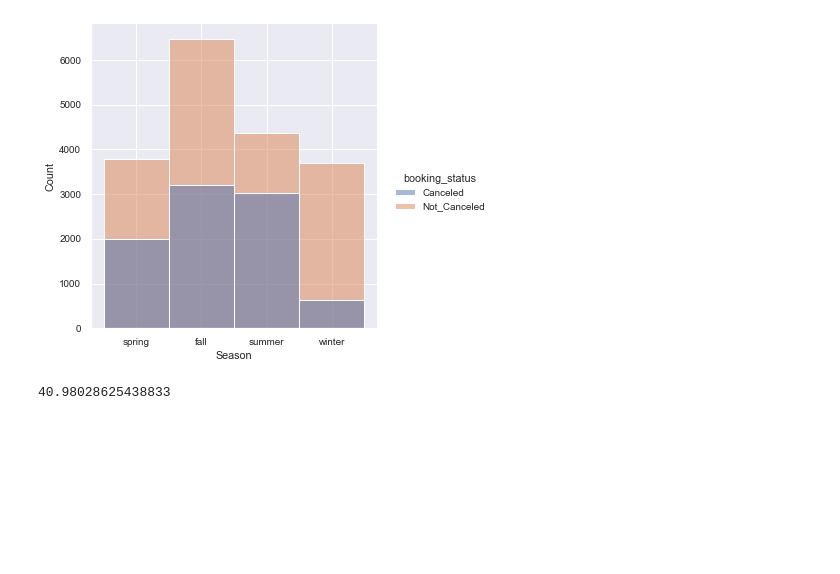
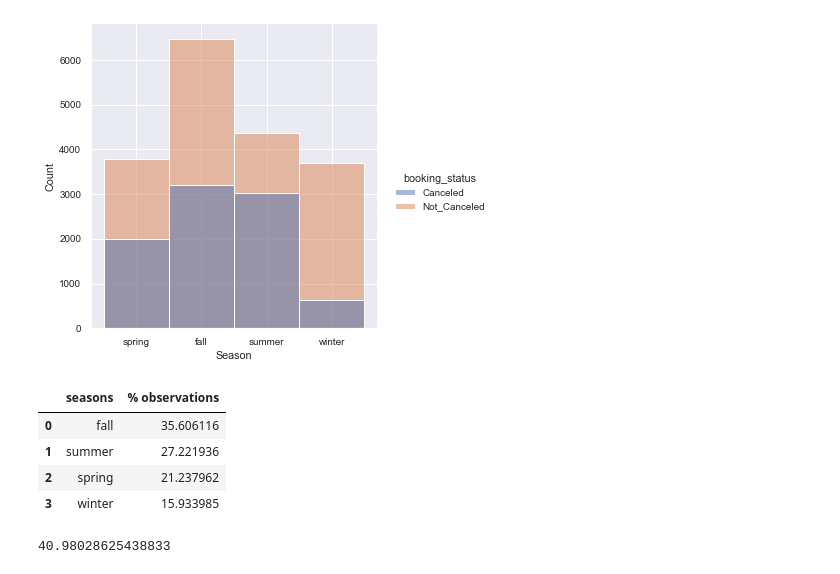
Before and after one commit to LinhNgaNguyen/STAT303-2-Project, a Jupyter notebook: Model - New Variables.ipynb, the cells around one changed output. Cells and saved outputs as stored; diff of their text form; code cells hidden in the pictures; blank space fills up the shorter version.

```diff
--- a/Model - New Variables.ipynb
+++ b/Model - New Variables.ipynb
@@ -192,6 +195,17 @@ a.set_titles("{col_name}")
 # %% [output]
 <seaborn.axisgrid.FacetGrid at 0x...>
 [figure]
+# %%
+observations_2 = (train['seasons'].value_counts()/train['seasons'].value_counts().sum())*100
+
+df_2 = pd.DataFrame({'seasons': observations_2.index, '% observations': observations_2.values})
+df_2
+# %% [output]
+|  | seasons | % observations |
+| 0 | fall | 35.606116 |
+| 1 | summer | 27.221936 |
+| 2 | spring | 21.237962 |
+| 3 | winter | 15.933985 |
 # %%
 summer_no = train.loc[(train.seasons == 'summer') & (train.booking_status == 'Not_Canceled')]
 summer_yes = train.loc[(train.seasons == 'summer') & (train.booking_status == 'Canceled')]
```
Also changed, not shown: parts of 3 cells of this notebook.
